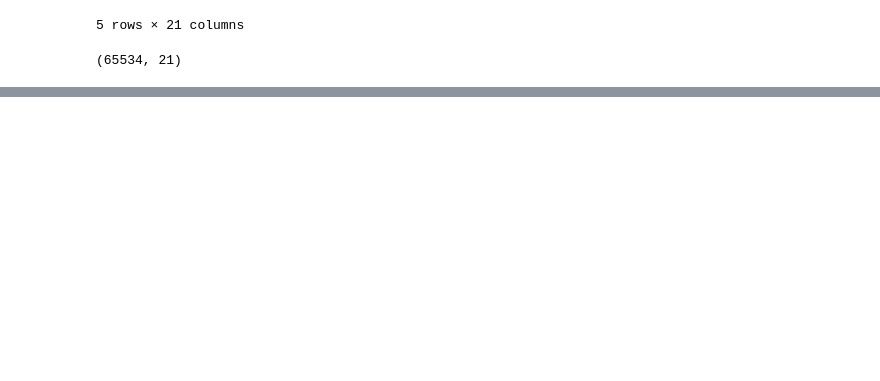
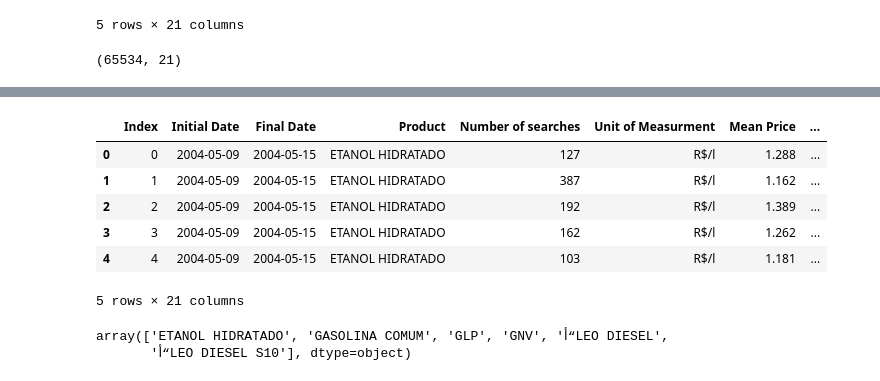
Before and after one commit to bbouya/Data_science_project_perso, a Jupyter notebook: brazil_Oil_Regression/Brazil Oil.ipynb, the cells around one changed output, grey strips where cells are left out. Drawn from its saved outputs; the diff is of its cells as text; code cells hidden in the pictures; blank space fills up the shorter version.

```diff
--- a/brazil_Oil_Regression/Brazil Oil.ipynb
+++ b/brazil_Oil_Regression/Brazil Oil.ipynb
@@ -45,0 +287,25 @@ data.drop(['Index'], axis = 1, inplace = True)
+# %%
+State_dict = {'DISTRITO FEDERAL':0, 'GOIAS':1, 'MATO GROSSO':2, 'MATO GROSSO DO SUL':3,
+       'ALAGOAS':4, 'BAHIA':5, 'CEARA':6, 'MARANHAO':7, 'PARAIBA':8, 'PERNAMBUCO':9,
+       'PIAUI':10, 'RIO GRANDE DO NORTE':11, 'SERGIPE':12, 'ACRE':13, 'AMAPA':14,
+       'AMAZONAS':15, 'PARA':16, 'RONDONIA':17, 'RORAIMA':18, 'TOCANTINS':19,
+       'ESPIRITO SANTO':20, 'MINAS GERAIS':21, 'RIO DE JANEIRO':22, 'SAO PAULO':23,
+       'PARANA':24, 'RIO GRANDE DO SUL':25, 'SANTA CATARINA':26}
+data['State Code'] = data['State'].map(State_dict)
+
+data.drop(['State'],axis=1, inplace=True)
+
+data.head()
+# %% [output]
+|  | Index | Initial Date | Final Date | Product | Number of searches | Unit of Measurment | Mean Price | ... |
+| 0 | 0 | 2004-05-09 | 2004-05-15 | ETANOL HIDRATADO | 127 | R$/l | 1.288 | ... |
+| 1 | 1 | 2004-05-09 | 2004-05-15 | ETANOL HIDRATADO | 387 | R$/l | 1.162 | ... |
+| 2 | 2 | 2004-05-09 | 2004-05-15 | ETANOL HIDRATADO | 192 | R$/l | 1.389 | ... |
+| 3 | 3 | 2004-05-09 | 2004-05-15 | ETANOL HIDRATADO | 162 | R$/l | 1.262 | ... |
+| 4 | 4 | 2004-05-09 | 2004-05-15 | ETANOL HIDRATADO | 103 | R$/l | 1.181 | ... |
+5 rows × 21 columns
+# %%
+data['Product'].unique()
+# %% [output]
+array(['ETANOL HIDRATADO', 'GASOLINA COMUM', 'GLP', 'GNV', 'أ“LEO DIESEL',
+       'أ“LEO DIESEL S10'], dtype=object)
```
Also changed, not shown: parts of 20 cells of this notebook.
